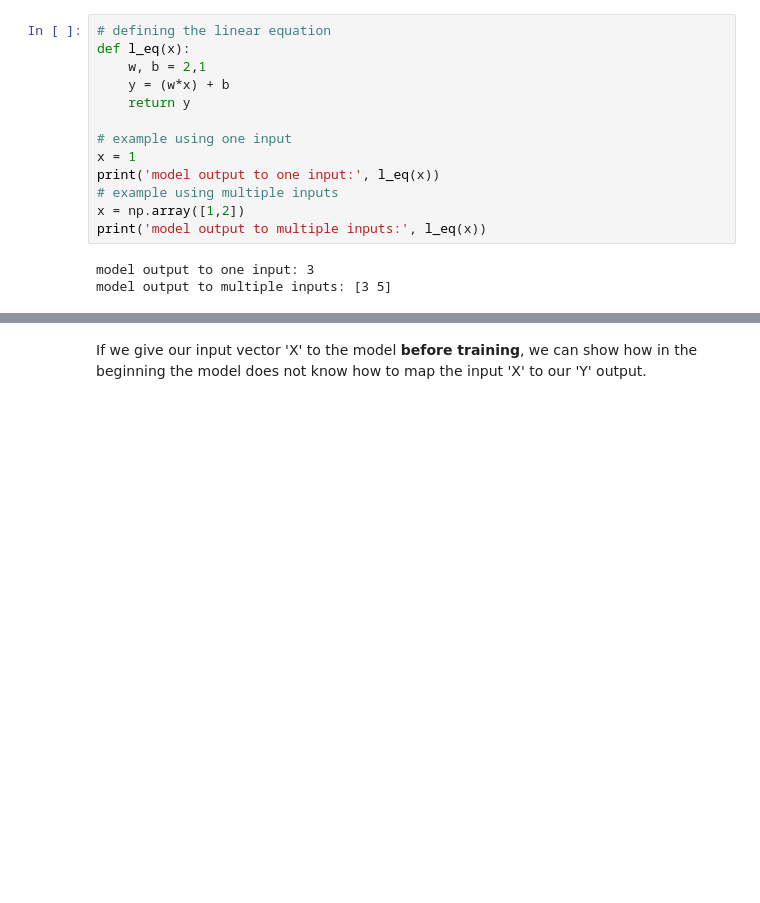
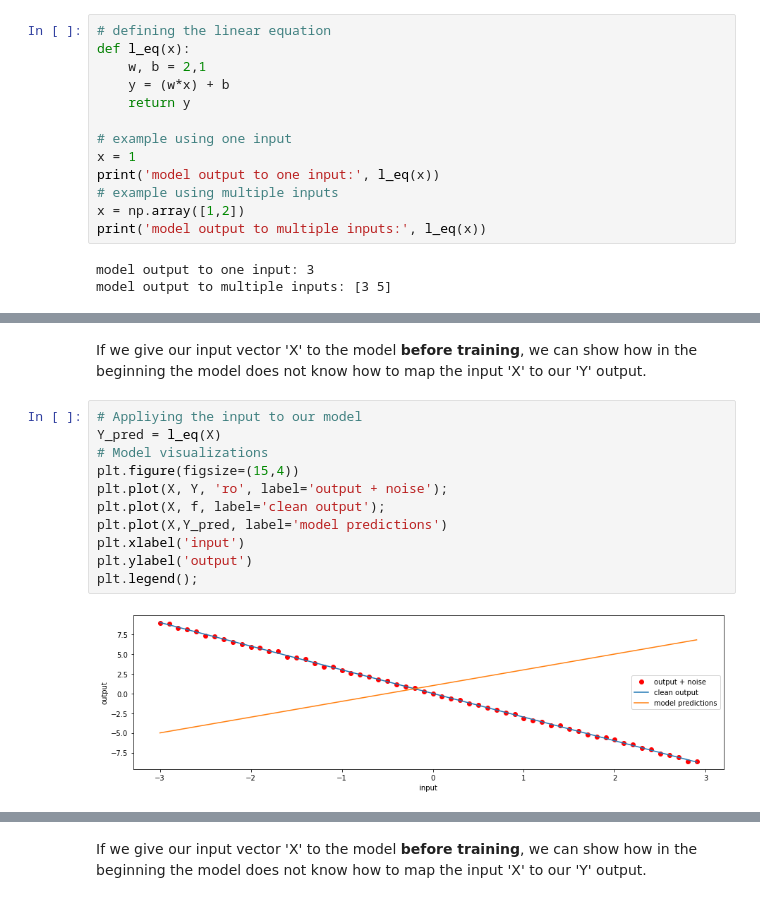
Before and after one commit to LatinAmericanProgramer/Neural-Networks-Machine-Learning-Examples, a Jupyter notebook: ML_python/Linear_Regression_v1.ipynb, the cells around one changed output, grey strips where cells are left out. Drawn from its saved outputs; the diff is of its cells as text; blank space fills up the shorter version.

```diff
--- a/ML_python/Linear_Regression_v1.ipynb
+++ b/ML_python/Linear_Regression_v1.ipynb
@@ -43,0 +64,15 @@ In the next example, we trained a model that learnt how to transform an input ve
+# %% [markdown]
+If we give our input vector 'X' to the model **before training**, we can show how in the beginning the model does not know how to map the input 'X' to our 'Y' output.
+# %%
+# Appliying the input to our model
+Y_pred = l_eq(X)
+# Model visualizations
+plt.figure(figsize=(15,4))
+plt.plot(X, Y, 'ro', label='output + noise');
+plt.plot(X, f, label='clean output');
+plt.plot(X,Y_pred, label='model predictions')
+plt.xlabel('input')
+plt.ylabel('output')
+plt.legend();
+# %% [output]
+[figure, added]
```
Also changed, not shown: parts of 16 cells of this notebook.
